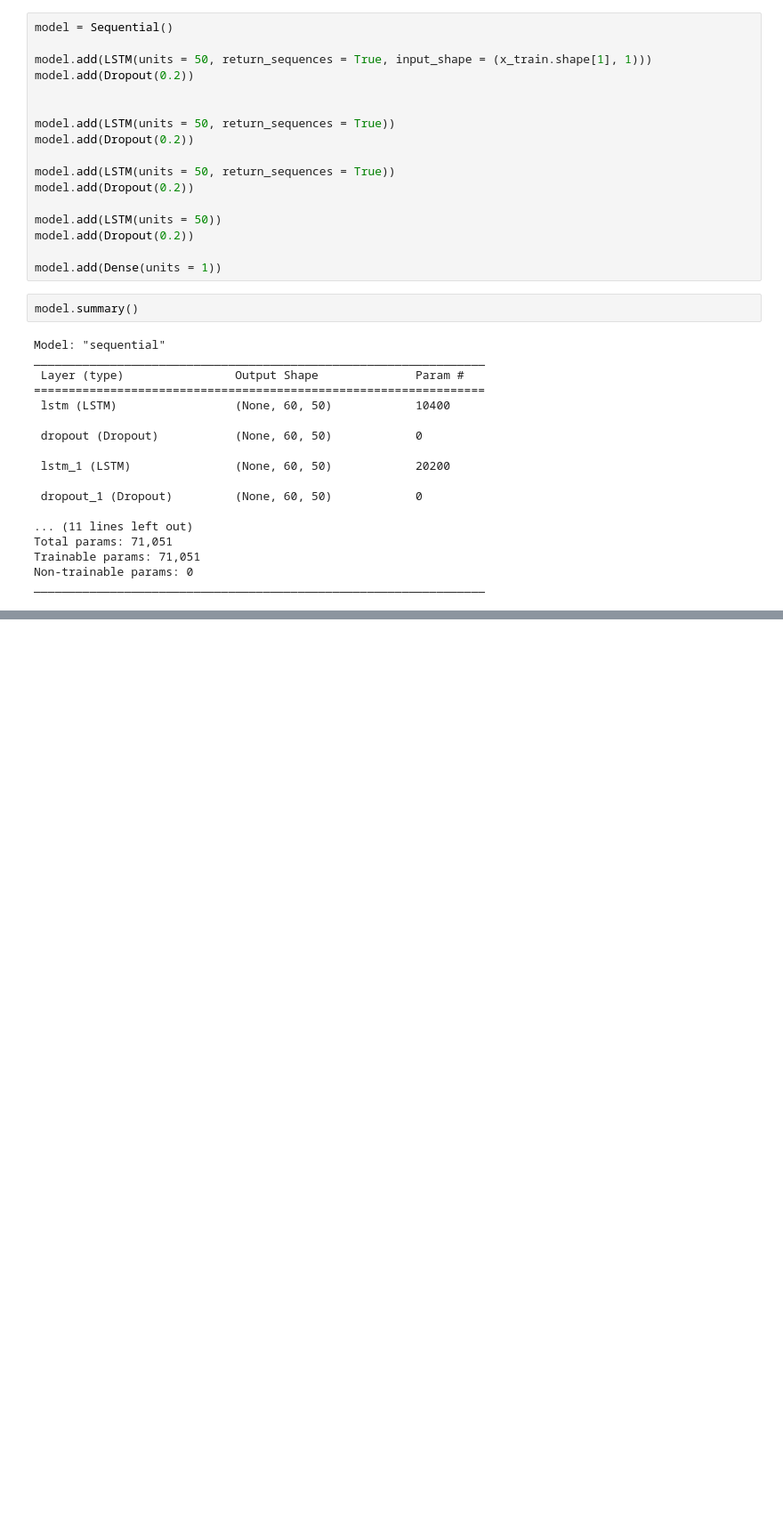
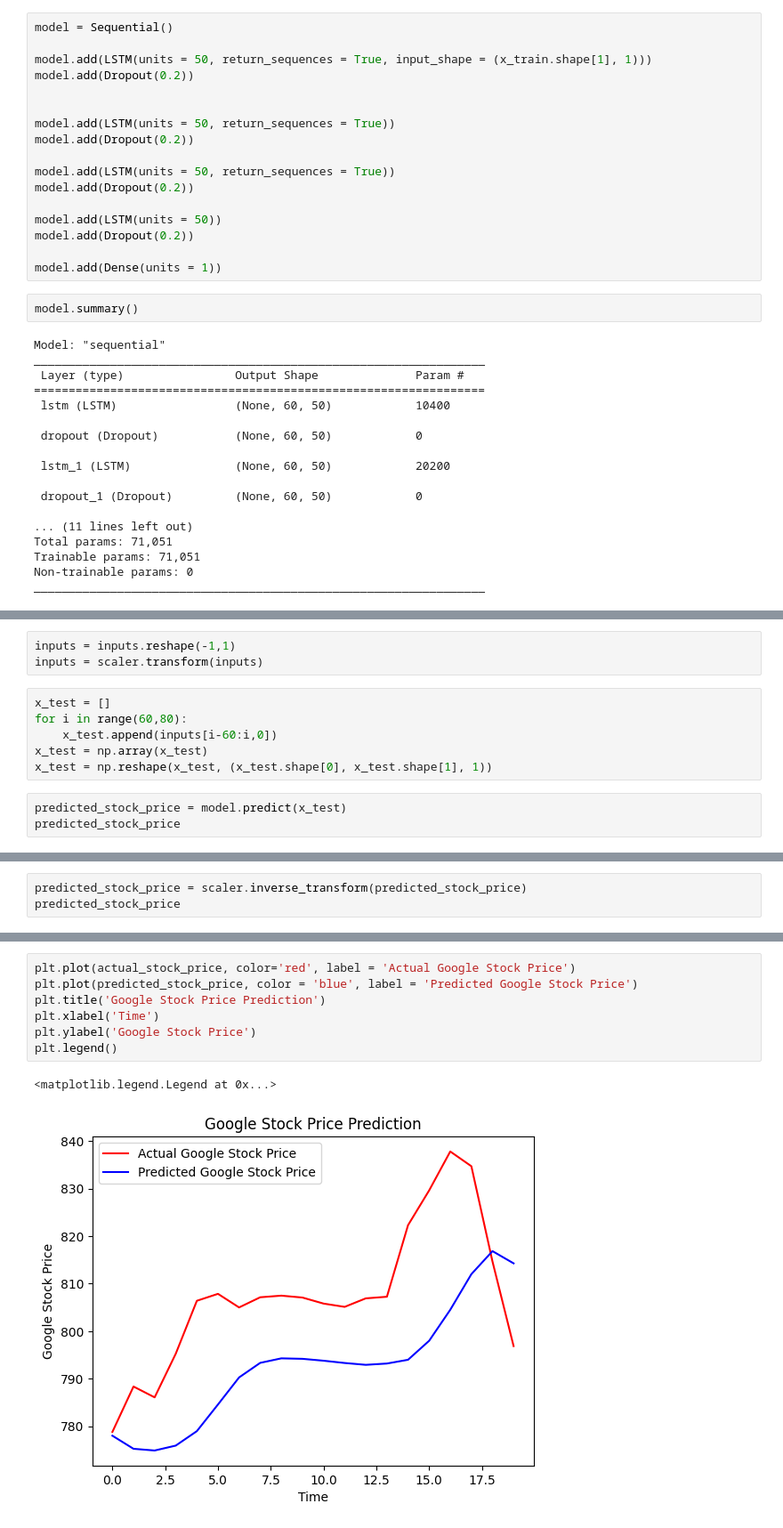
Before and after one commit to akshatraj1199/Bharat-intern, a Jupyter notebook: Google_Stock_Price_Prediction_.ipynb, the cells around one changed output, grey strips where cells are left out. Shown at 89% size. Cells and saved outputs as stored; diff of their text form; blank space fills up the shorter version.

```diff
--- a/Google_Stock_Price_Prediction_.ipynb
+++ b/Google_Stock_Price_Prediction_.ipynb
@@ -122,0 +163,12 @@ _________________________________________________________________
+# %%
+inputs = inputs.reshape(-1,1)
+inputs = scaler.transform(inputs)
+# %%
+x_test = []
+for i in range(60,80):
+    x_test.append(inputs[i-60:i,0])
+x_test = np.array(x_test)
+x_test = np.reshape(x_test, (x_test.shape[0], x_test.shape[1], 1))
+# %%
+predicted_stock_price = model.predict(x_test)
+predicted_stock_price
@@ -122,0 +197,3 @@ _________________________________________________________________
+# %%
+predicted_stock_price = scaler.inverse_transform(predicted_stock_price)
+predicted_stock_price
@@ -122,0 +221,10 @@ _________________________________________________________________
+# %%
+plt.plot(actual_stock_price, color='red', label = 'Actual Google Stock Price')
+plt.plot(predicted_stock_price, color = 'blue', label = 'Predicted Google Stock Price')
+plt.title('Google Stock Price Prediction')
+plt.xlabel('Time')
+plt.ylabel('Google Stock Price')
+plt.legend()
+# %% [output]
+<matplotlib.legend.Legend at 0x...>
+[figure, added]
```
Also changed, not shown: parts of 9 cells of this notebook.
